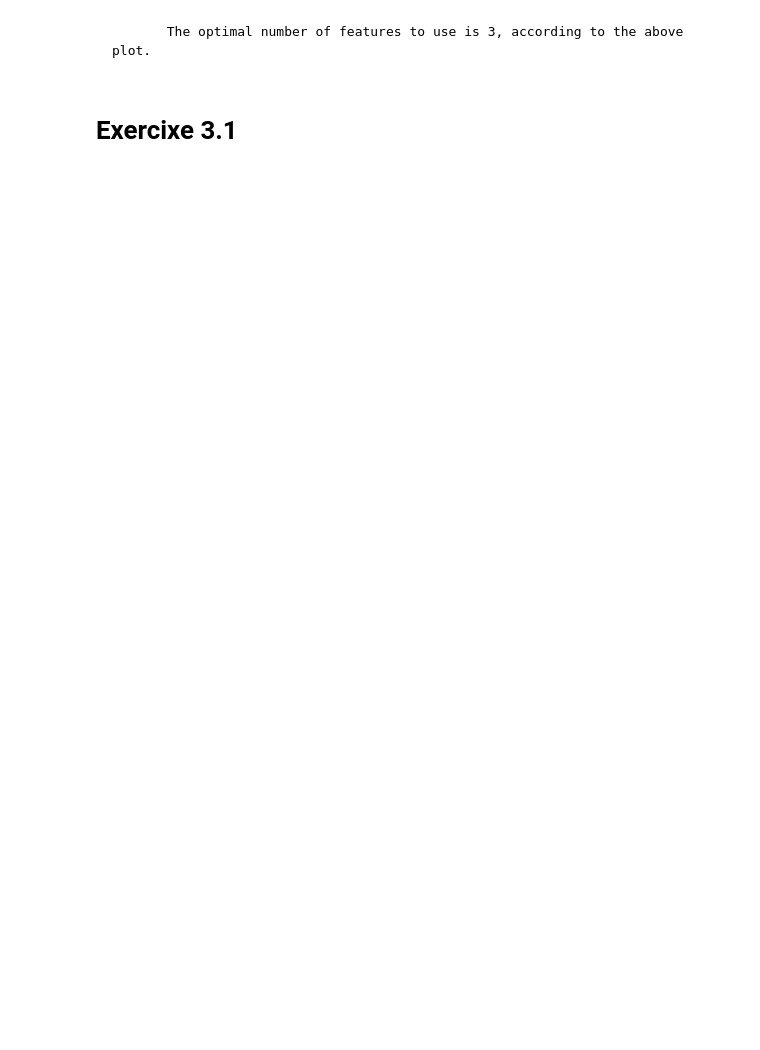
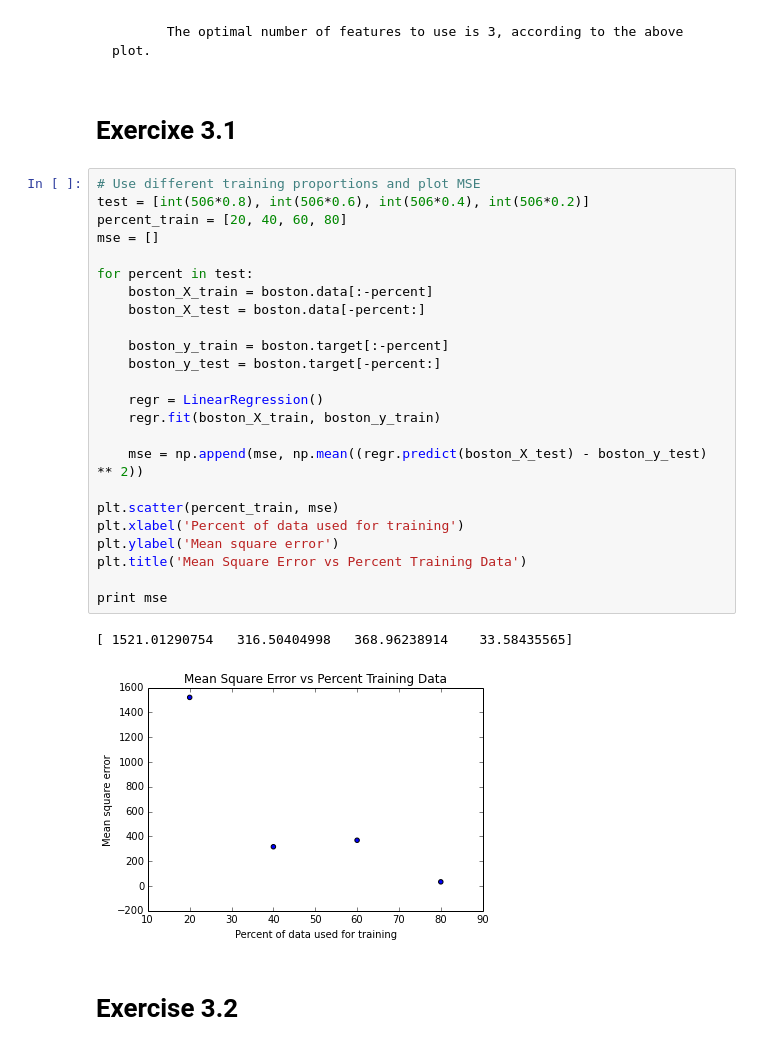
Before and after one commit to serrintine/datascience-fall14, a Jupyter notebook: lab1/lab1.ipynb, the cells around one changed output. Drawn from its saved outputs; the diff is of its cells as text; blank space fills up the shorter version.

```diff
--- a/lab1/lab1.ipynb
+++ b/lab1/lab1.ipynb
@@ -165,3 +170,32 @@ plt.title('Residual Sum of Squares vs Number of Features')
            The optimal number of features to use is 3, according to the above plot.
 # %% [markdown]
 # Exercixe 3.1
+# %%
+# Use different training proportions and plot MSE
+test = [int(506*0.8), int(506*0.6), int(506*0.4), int(506*0.2)]
+percent_train = [20, 40, 60, 80]
+mse = []
+
+for percent in test:
+    boston_X_train = boston.data[:-percent]
+    boston_X_test = boston.data[-percent:]
+
+    boston_y_train = boston.target[:-percent]
+    boston_y_test = boston.target[-percent:]
+
+    regr = LinearRegression()
+    regr.fit(boston_X_train, boston_y_train)
+
+    mse = np.append(mse, np.mean((regr.predict(boston_X_test) - boston_y_test) ** 2))
+
+plt.scatter(percent_train, mse)
+plt.xlabel('Percent of data used for training')
+plt.ylabel('Mean square error')
+plt.title('Mean Square Error vs Percent Training Data')
+
+print mse
+# %% [output]
+[ 1521.01290754   316.50404998   368.96238914    33.58435565]
+[figure, added]
+# %% [markdown]
+# Exercise 3.2
```
Also changed, not shown: parts of 27 cells of this notebook, 2 other files.
